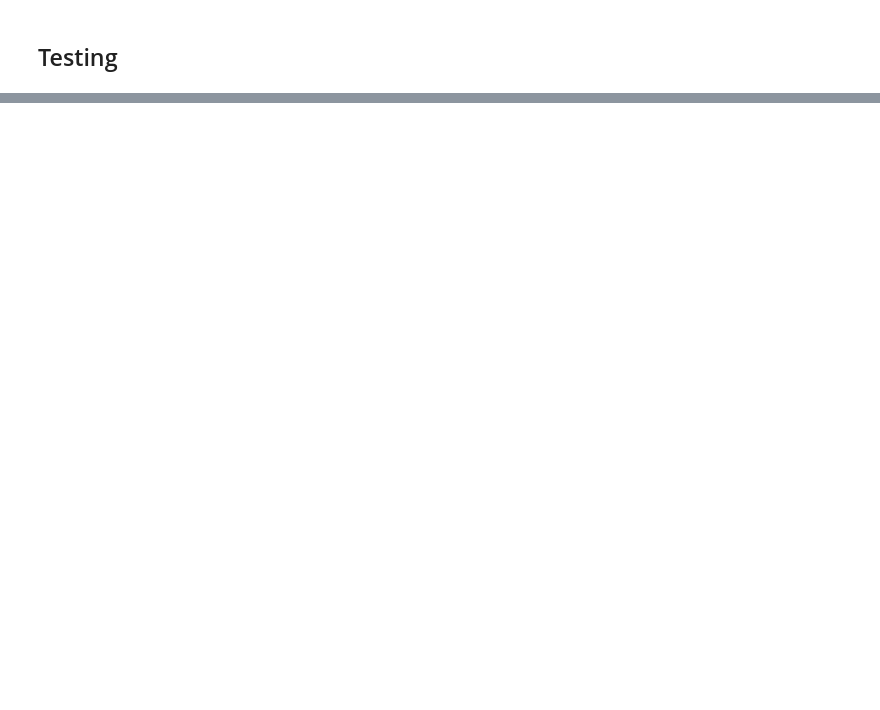
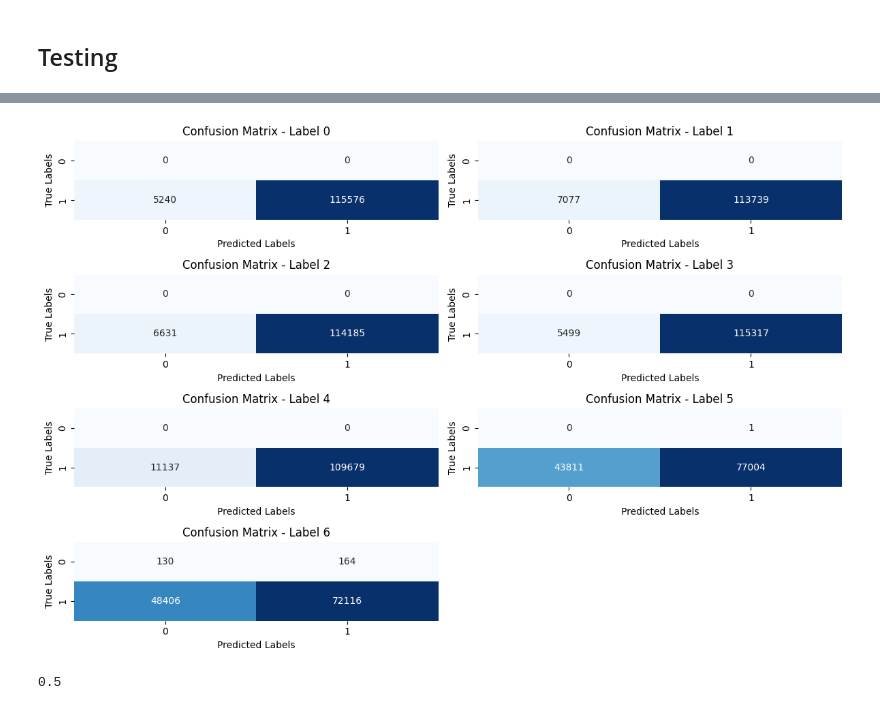
Before and after one commit to MRifqiFz/project-ednn, a Jupyter notebook: Code/DNN.ipynb, the cells around one changed output, grey strips where cells are left out. Cells and saved outputs as stored; diff of their text form; code cells hidden in the pictures; blank space fills up the shorter version.

Commit message:
Train DNNModel

```diff
--- a/Code/DNN.ipynb
+++ b/Code/DNN.ipynb
@@ -330,2 +282,0 @@ classifier = MultiOutputClassifier(model)
-# %%
-classifier.fit(X_train, y_train)
@@ -373,0 +334,11 @@ KeyboardInterrupt:
+# %%
+net_DNNwithWeightedDropout = NeuralNetClassifier(
+    DNNModelwithWeightedDropout,
+    max_epochs=10,
+    verbose=1
+)
+# %%
+clf = BinaryRelevance(classifier=net_DNNwithWeightedDropout)
+clf.fit(
+    X_train.astype(np.float32),
+    y_train.astype(np.int64))
@@ -396,0 +365,27 @@ Test accuracy: 594.11%
+# %%
+y_pred = clf.predict(X_test.astype(np.float32))
+# %%
+cm = multilabel_confusion_matrix(y_pred, y_test)
+
+# Determine the grid dimensions for subplots
+num_labels = cm.shape[0]
+cols = min(num_labels, 2)
+rows = (num_labels + cols - 1) // cols
+
+# Plot confusion matrix
+fig, axes = plt.subplots(rows, cols, figsize=(12, 8))
+for i, (matrix, ax) in enumerate(zip(cm, axes.ravel())):
+    sns.heatmap(matrix, annot=True, fmt="d", cbar=False, cmap='Blues', ax=ax)
+    ax.set_title(f"Confusion Matrix - Label {i}")
+    ax.set_xlabel("Predicted Labels")
+    ax.set_ylabel("True Labels")
+
+# Remove unused subplots if necessary
+if num_labels < rows * cols:
+    for j in range(num_labels, rows * cols):
+        fig.delaxes(axes.ravel()[j])
+
+plt.tight_layout()
+plt.show()
+# %% [output]
+[figure, added]
@@ -396,0 +394,7 @@ Test accuracy: 594.11%
+# %%
+import sklearn.metrics as metrics
+fpr, tpr, threshold = metrics.roc_curve(y_test[:, 2], y_prob[:,2])
+roc_auc = metrics.auc(fpr, tpr)
+print(roc_auc)
+# %% [output]
+0.5
```
Also changed, not shown: parts of 27 cells of this notebook.
